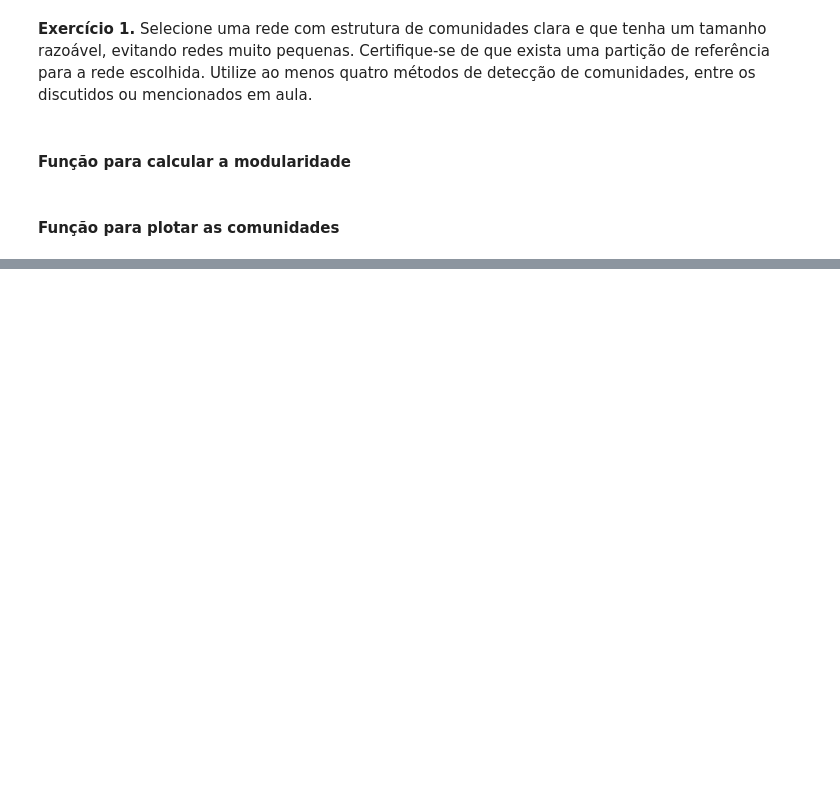
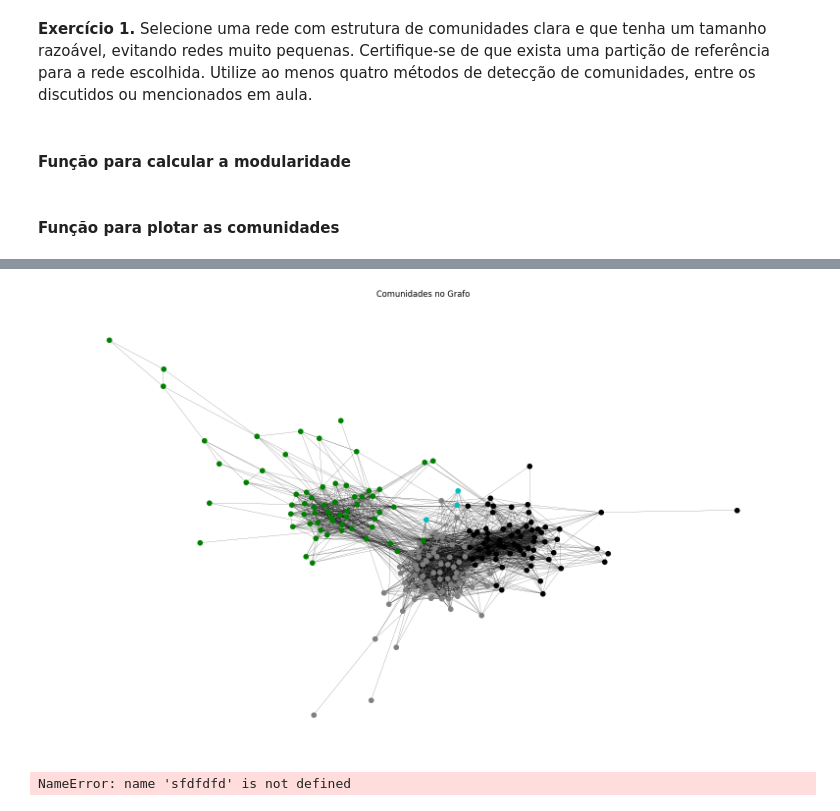
Before and after one commit to VictorFrancheto/Synchronization_Complex_Networks, a Jupyter notebook: lista_4.ipynb, the cells around one changed output, grey strips where cells are left out. Drawn from its saved outputs; the diff is of its cells as text; code cells hidden in the pictures; blank space fills up the shorter version.

```diff
--- a/lista_4.ipynb
+++ b/lista_4.ipynb
@@ -255,3 +381,21 @@ plt.show()
+# %%
+# Definindo as cores para a visualização
+colors = ['black', 'gray', 'green', 'c', 'm', 'y', 'w']
+
+# Criar a figura e o eixo
+fig, ax = plt.subplots(figsize=(20, 12))
+
+# Plotar as comunidades no eixo
+plot_communities(G, c, colors, ax, "Comunidades no Grafo")
+
+# Exibir a figura
+plt.show()
+# %% [output]
+[figure, added]
+# %%
+sfdfdfd
+# %% [output]
+NameError: name 'sfdfdfd' is not defined
 # %%
 import networkx as nx
 import matplotlib.pyplot as plt
```
Also changed, not shown: parts of 14 cells of this notebook.
